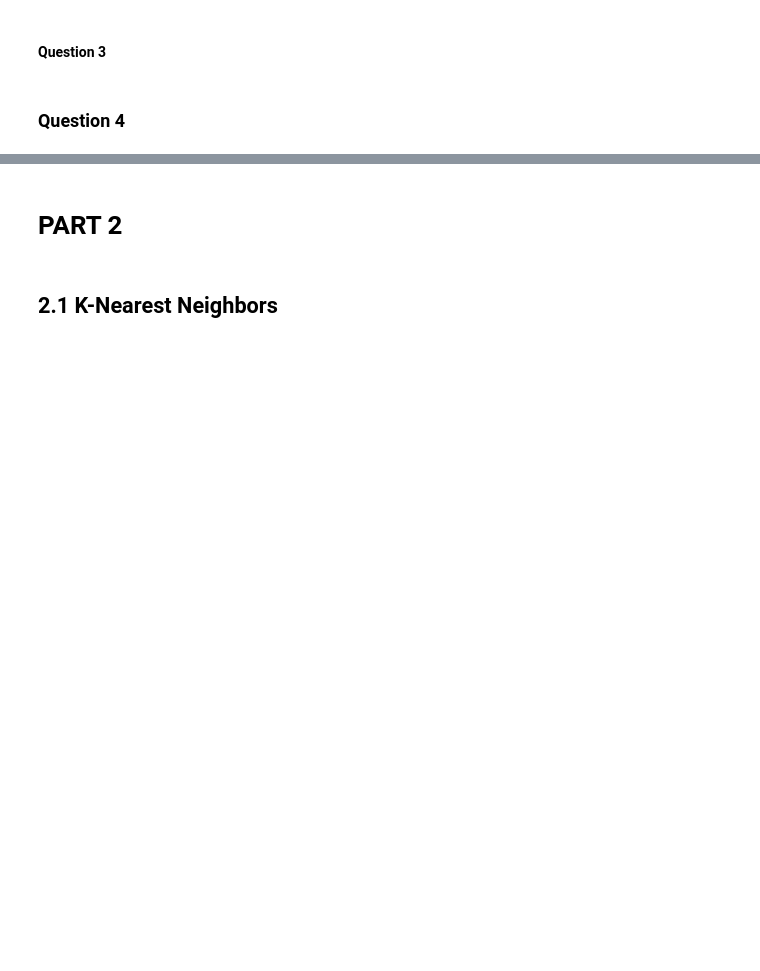
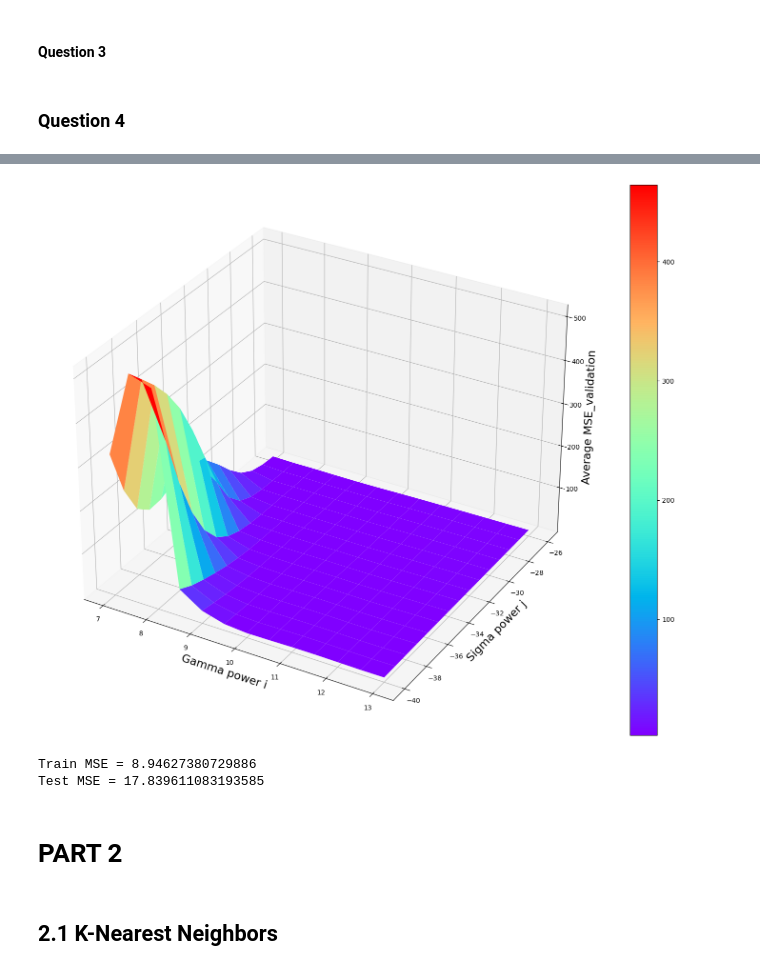
Before and after one commit to 535A59/COMP0078_cw1, a Jupyter notebook: cw1.ipynb, the cells around one changed output, grey strips where cells are left out. Saved outputs shown, nothing was run; the diff lists cells and outputs as text; code cells hidden in the pictures; blank space fills up the shorter version.

```diff
--- a/cw1.ipynb
+++ b/cw1.ipynb
@@ -358,0 +607,34 @@ print(f"Test MSE: {All_result['test_mse']}")
+# %%
+gamma = []
+sigma = []
+gamma_index = []
+sigma_index = []
+for i in range(-40, -25):
+        gamma.append(2**i)
+        gamma_index.append(i)
+
+for i in np.arange(7,13.5,0.5):
+        sigma.append(2**i)
+        sigma_index.append(i)
+
+sigma = np.array(sigma)
+gamma = np.array(gamma)
+# %%
+# 5(a)
+data_url = "http://www0.cs.ucl.ac.uk/staff/M.Herbster/boston-filter/Boston-filtered.csv"
+Boston_data = pd.read_csv(data_url)
+data_train, data_test = train_test_split(Boston_data , test_size=1/3, random_state=42)
+K = 5
+error_mat = err_matrix(gamma,sigma,K,data_train)
+
+# find the minimal entry in the err_matrix and find its i,j
+mini = np.min(error_mat)
+
+for i in range(error_mat.shape[0]):
+    for j in range(error_mat.shape[1]):
+        if error_mat[i,j] == mini:
+            best_gamma_power = gamma_index[i]
+            best_sigma_power = sigma_index[j]
+            print('Minimum mean error is'+ str(np.min(error_mat)))
+            print('The best gamma is 2^'+ str((best_gamma_power)))
+            print('The best sigma is 2^'+ str((best_sigma_power)))
@@ -359,3 +659,40 @@ print(f"Test MSE: {All_result['test_mse']}")
+# %%
+Z = error_mat  # mean over folds of valid error
+X, Y = np.meshgrid(sigma_index,gamma_index)
+fig = plt.figure(figsize = (20,15))
+ax = fig.add_subplot(111, projection='3d')
+ax.set_xlabel('Gamma power i', fontsize=17)
+ax.set_ylabel('Sigma power j', fontsize=17)
+ax.set_zlabel('Average MSE_validation', fontsize=17)
+surface = ax.plot_surface(X, Y, Z, cmap = 'rainbow')
+fig.colorbar(surface)
+fig.savefig('5(b).png', bbox_inches = 'tight')
+# %% [output]
+[figure, added]
+# %%
+#==================================================
+# 5(c)
+# fix gamma sigma
+gamma_best = 2**(best_gamma_power)
+sigma_best = 2**(best_sigma_power)
+x_train = data_train.iloc[:, :12].values
+y_train = data_train.iloc[:,12].values
+x_test = data_test.iloc[:, :12].values
+y_test = data_test.iloc[:,12].values
+k_train = K_Matrix(x_train,x_train,sigma_best)
+k_test = K_Matrix(x_train,x_test,sigma_best)
+w = np.linalg.pinv(k_train + gamma_best * len(k_train) * np.eye(len(k_train))) @ y_train #alpha
+error_train = np.dot(w.T,k_train) - y_train
+train_MSE = np.dot(error_train,error_train.T)/len(x_train)
+
+error_test = np.dot(w.T,k_test) - y_test
+test_MSE = np.dot(error_train,error_train.T)/len(x_test)
+
+print('Train MSE = '+str(train_MSE))
+print('Test MSE = '+str(test_MSE))
+# %% [output]
+Train MSE = 8.94627380729886
+Test MSE = 17.839611083193585
 # %% [markdown]
 # PART 2
 # %% [markdown]
```
Also changed, not shown: parts of 10 cells of this notebook, 1 other file.
